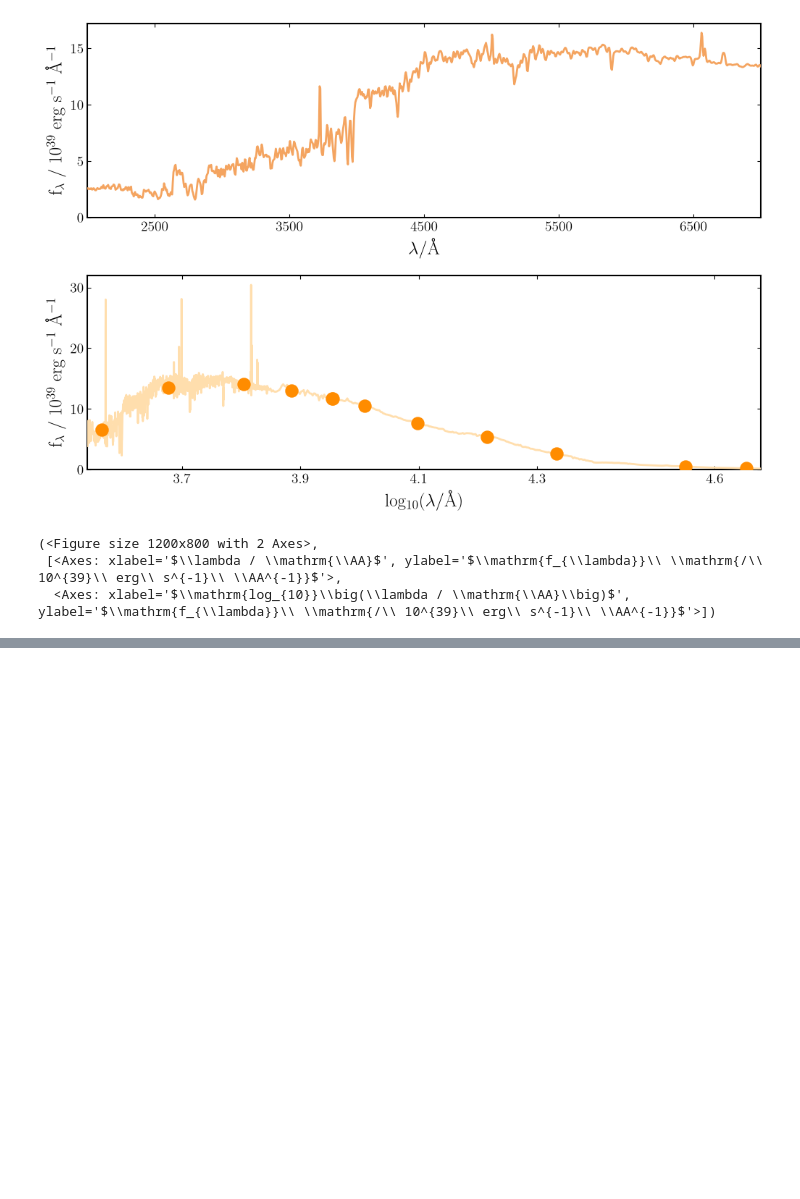
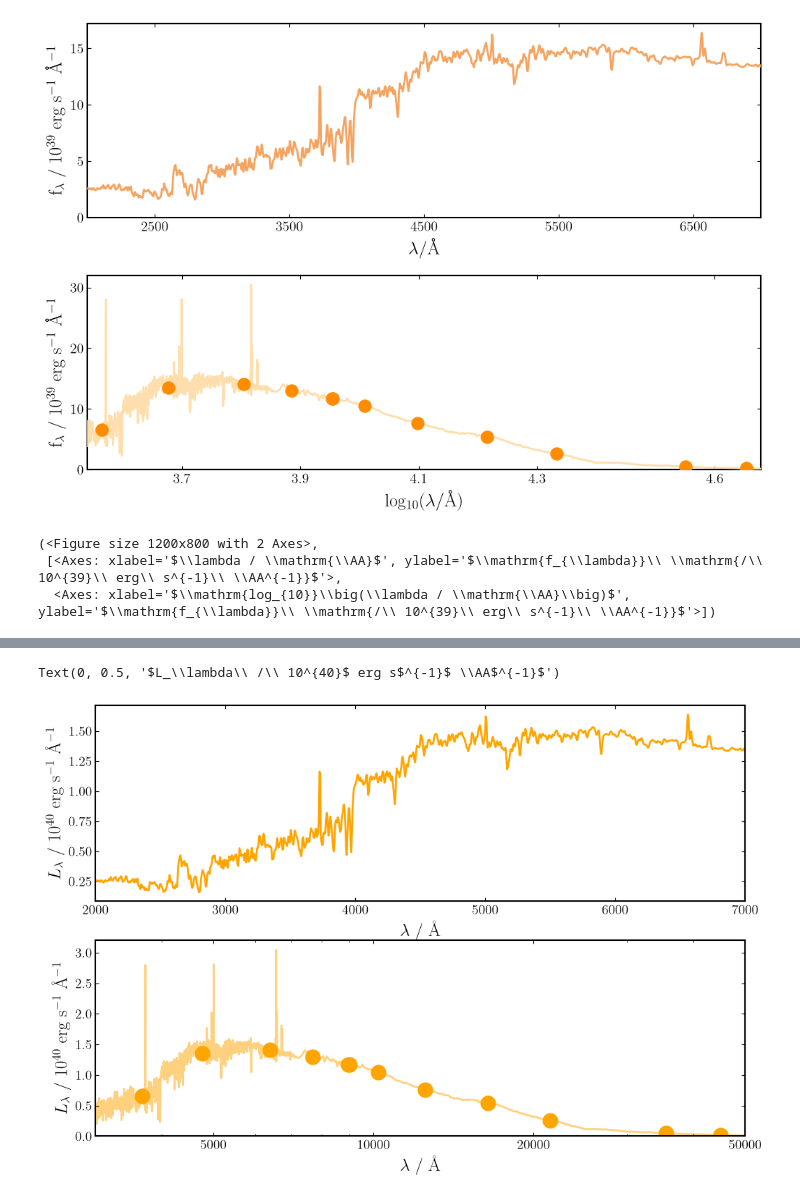
Before and after one commit to ChristineHao-zhcekl/galprior, a Jupyter notebook: BAGPIPES/Bagpipes.ipynb, the cells around one changed output, grey strips where cells are left out. Saved outputs shown, nothing was run; the diff lists cells and outputs as text; code cells hidden in the pictures; blank space fills up the shorter version.

```diff
--- a/BAGPIPES/Bagpipes.ipynb
+++ b/BAGPIPES/Bagpipes.ipynb
@@ -108,0 +95,22 @@ dir(model.filter_set)
+# %%
+plt.close("all")
+
+fig, (ax0, ax1) = plt.subplots(nrows = 2, ncols=1, figsize = (12, 8))
+ax0.plot(wavelength, luminosity / 10**40, color = "orange")
+ax0.set_xlim(np.min(wavelength), np.max(wavelength))
+ax0.set_xlabel(r"$\lambda$ / \AA")
+ax0.set_ylabel(r"$L_\lambda\ /\ 10^{40}$ erg s$^{-1}$ \AA$^{-1}$")
+
+ax1.plot(wavs, full_spec / 10**40, color = "orange", alpha = 0.5, zorder = 1)
+ax1.plot(filter_eff_wavs, photometry / 10**40, marker = 'o', color = "orange", linestyle="none", markersize= 15, zorder = 2)
+ax1.set_xscale('log')
+ax1.set_xlim(3000, 50000)
+ax1.set_ylim(0, 3.2)
+ax1.set_xticks([5000, 10000, 20000, 50000])
+ax1.xaxis.set_major_formatter(ticker.ScalarFormatter())
+ax1.xaxis.set_minor_formatter(ticker.NullFormatter())
+ax1.set_xlabel(r"$\lambda$ / \AA")
+ax1.set_ylabel(r"$L_\lambda\ /\ 10^{40}$ erg s$^{-1}$ \AA$^{-1}$")
+# %% [output]
+Text(0, 0.5, '$L_\\lambda\\ /\\ 10^{40}$ erg s$^{-1}$ \\AA$^{-1}$')
+[figure, added]
```
Also changed, not shown: parts of 9 cells of this notebook.
